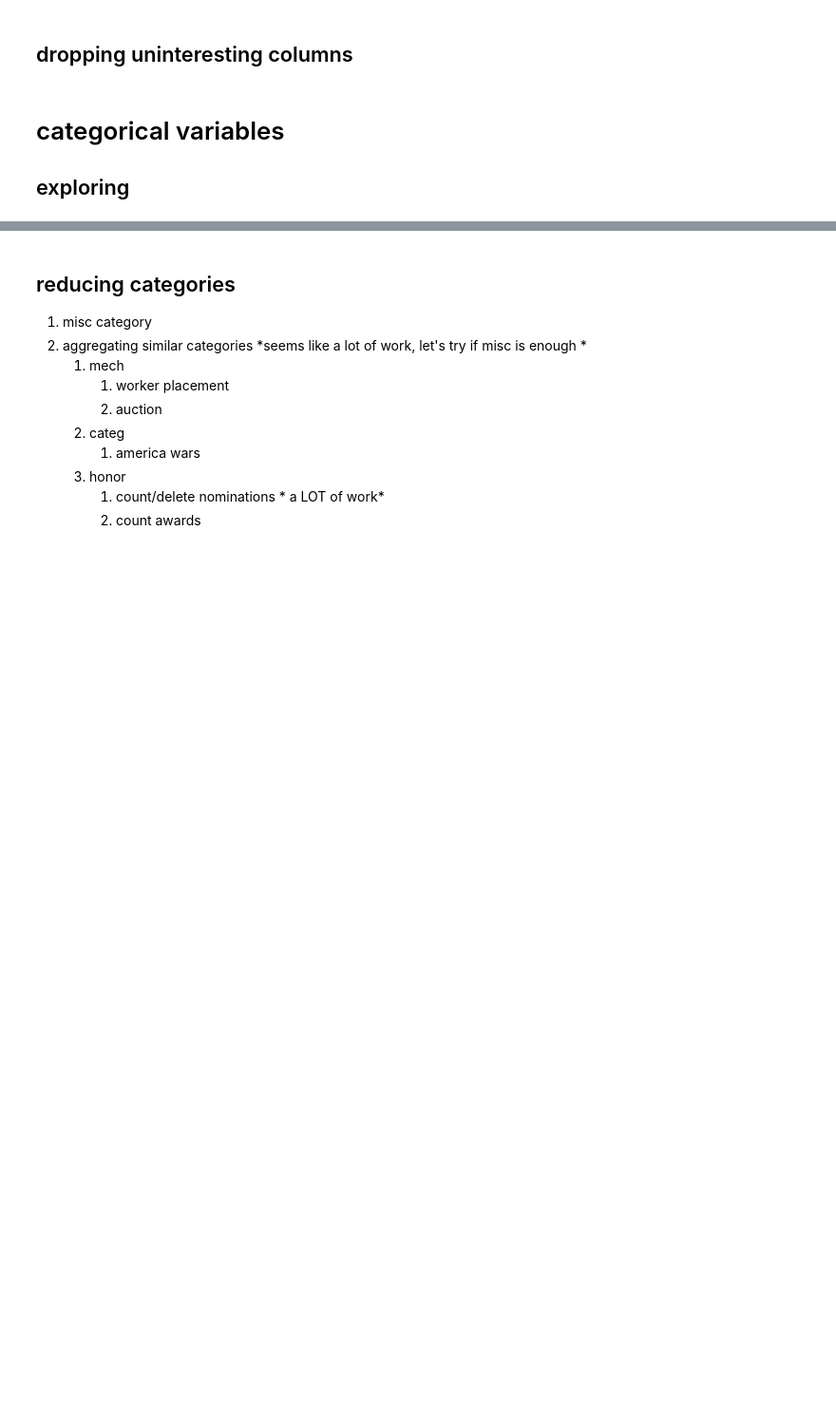
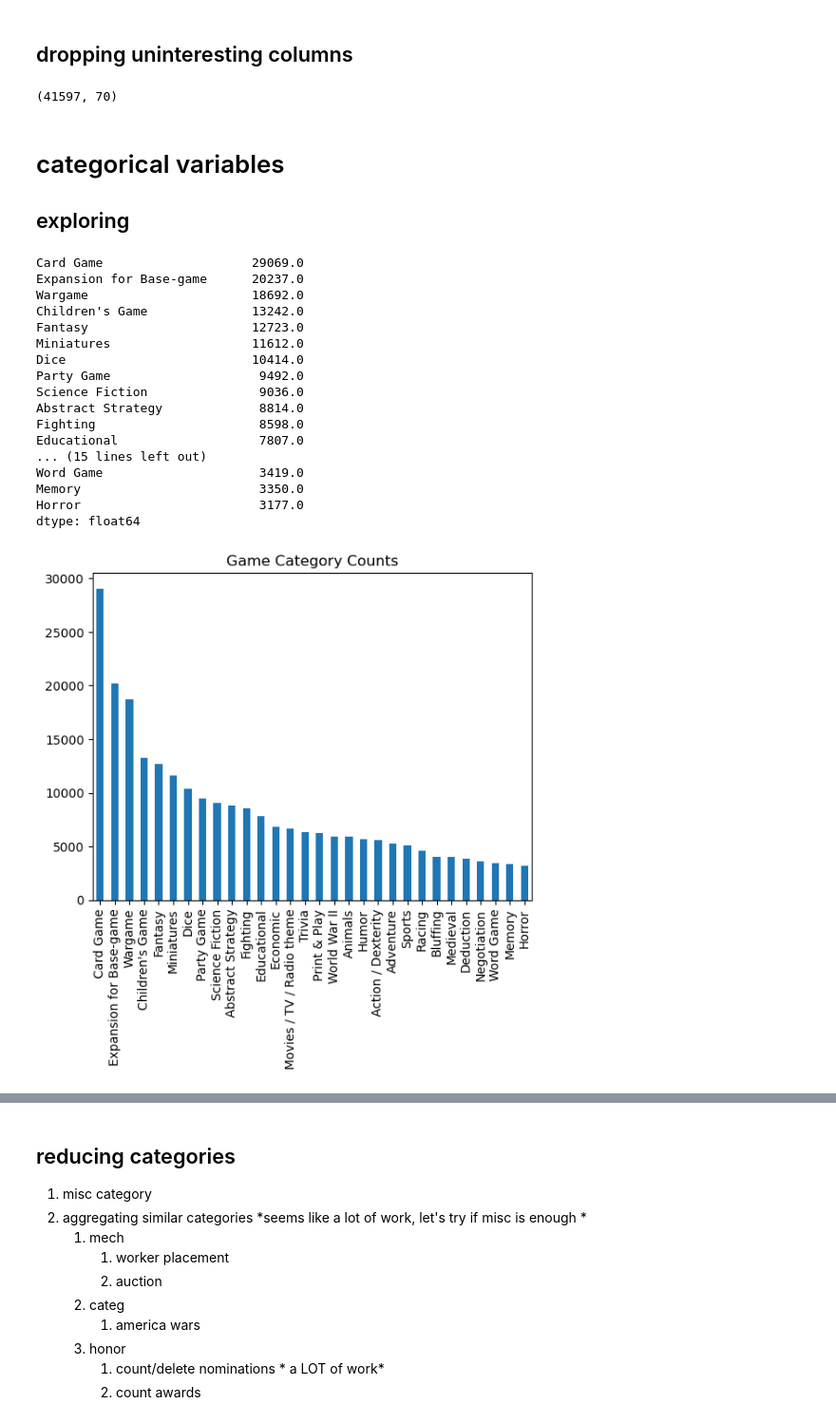
Before and after one commit to karim-at-birds/BGG-game-analysis, a Jupyter notebook: first exploration.ipynb, the cells around one changed output, grey strips where cells are left out. Shown: that part at 95% size. Saved outputs shown, nothing was run; the diff lists cells and outputs as text; code cells hidden in the pictures; blank space fills up the shorter version.

```diff
--- a/first exploration.ipynb
+++ b/first exploration.ipynb
@@ -44,7 +38,7 @@ data_folder = "data"
 file = os.path.join(data_folder, "BGGdata.csv")
 # %%
 if os.path.isfile(file):
-    bgg_df = pd.read_csv(file)
+    df = pd.read_csv(file)
 else:
     os.system("unzip " + file + ".zip -d " + data_folder)
-    bgg_df = pd.read_csv(file)
+    df = pd.read_csv(file)
@@ -52,0 +45,3 @@ bgg_df2 = bgg_df.copy()
+# %%
+bgg_df = df.copy()
+bgg_df.shape
@@ -108,3 +109,7 @@ drop_columns(bgg_df2, ["version","compilation","accessory", "implementation", "e
+# %%
+bgg_df2.shape
+# %% [output]
+(41597, 70)
 # %% [markdown]
 # categorical variables
 ## exploring
@@ -123,0 +125,28 @@ honor_counts.sort_values(ascending=True).sort_values(ascending=False).head(30)
+# %%
+def plot_counts(df:pd.DataFrame ,columns:str, cut_off:int = 30,summary:bool = True):
+    counts_df = sum_value_counts(df.drop(columns='familyrank'), columns)[0]
+    counts_df.sort_index(ascending=False)
+    if summary:
+        display(counts_df.sort_values(ascending=True).sort_values(ascending=False).head(cut_off))
+    counts_df.head(cut_off).plot.bar().set_title(f"game {columns} counts".title())
+
+plot_counts(bgg_df,"category")
+# %% [output]
+Card Game                    29069.0
+Expansion for Base-game      20237.0
+Wargame                      18692.0
+Children's Game              13242.0
+Fantasy                      12723.0
+Miniatures                   11612.0
+Dice                         10414.0
+Party Game                    9492.0
+Science Fiction               9036.0
+Abstract Strategy             8814.0
+Fighting                      8598.0
+Educational                   7807.0
+... (15 lines left out)
+Word Game                     3419.0
+Memory                        3350.0
+Horror                        3177.0
+dtype: float64
+[figure, added]
```
Also changed, not shown: parts of 39 cells of this notebook, 1 other file.
